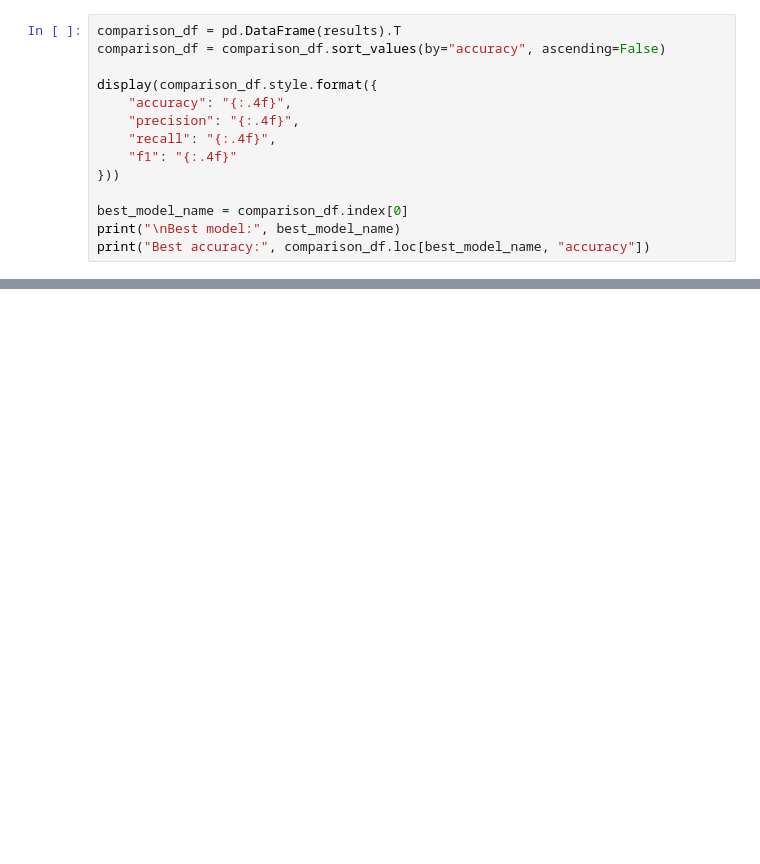
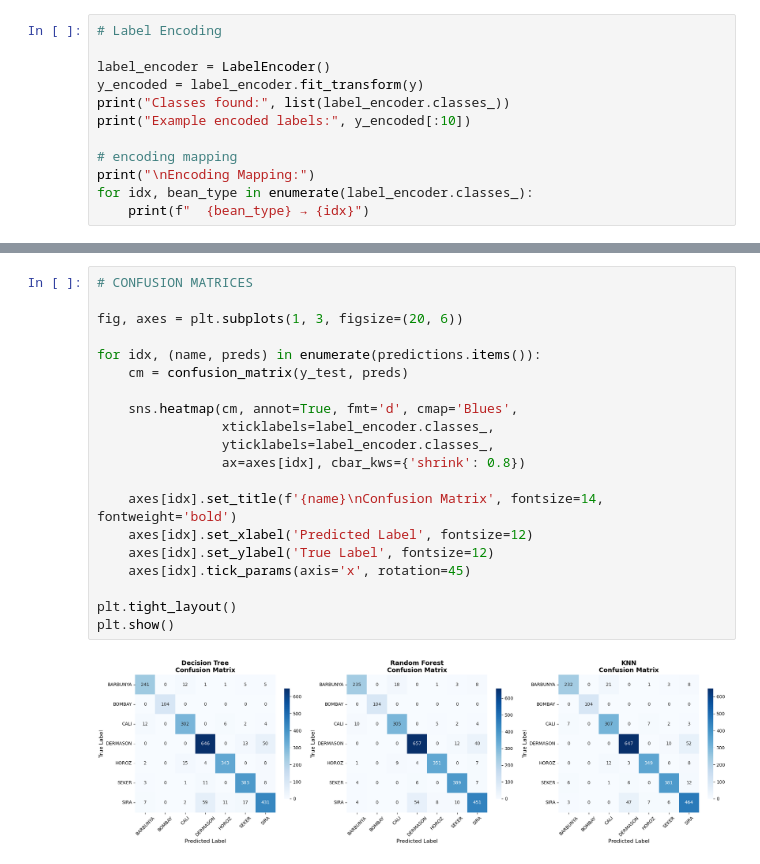
Before and after one commit to Hrita-Dutta/drybeanAI, a Jupyter notebook: 23047503 Hrita Dutta.ipynb, the cells around one changed output, grey strips where cells are left out. Drawn from its saved outputs; the diff is of its cells as text; blank space fills up the shorter version.

```diff
--- a/23047503 Hrita Dutta.ipynb
+++ b/23047503 Hrita Dutta.ipynb
@@ -154,15 +195,13 @@ weighted avg       0.92      0.92      0.92      2723
 # %%
-comparison_df = pd.DataFrame(results).T
-comparison_df = comparison_df.sort_values(by="accuracy", ascending=False)
+# Label Encoding
 
-display(comparison_df.style.format({
-    "accuracy": "{:.4f}",
-    "precision": "{:.4f}",
-    "recall": "{:.4f}",
-    "f1": "{:.4f}"
-}))
+label_encoder = LabelEncoder()
+y_encoded = label_encoder.fit_transform(y)
+print("Classes found:", list(label_encoder.classes_))
+print("Example encoded labels:", y_encoded[:10])
 
-best_model_name = comparison_df.index[0]
-print("\nBest model:", best_model_name)
-print("Best accuracy:", comparison_df.loc[best_model_name, "accuracy"])
+# encoding mapping
+print("\nEncoding Mapping:")
+for idx, bean_type in enumerate(label_encoder.classes_):
+    print(f"  {bean_type} → {idx}")
 # %% [output]
@@ -174,0 +328,22 @@ Best accuracy: 0.9221446933529196
+# %%
+# CONFUSION MATRICES
+
+fig, axes = plt.subplots(1, 3, figsize=(20, 6))
+
+for idx, (name, preds) in enumerate(predictions.items()):
+    cm = confusion_matrix(y_test, preds)
+
+    sns.heatmap(cm, annot=True, fmt='d', cmap='Blues',
+                xticklabels=label_encoder.classes_,
+                yticklabels=label_encoder.classes_,
+                ax=axes[idx], cbar_kws={'shrink': 0.8})
+
+    axes[idx].set_title(f'{name}\nConfusion Matrix', fontsize=14, fontweight='bold')
+    axes[idx].set_xlabel('Predicted Label', fontsize=12)
+    axes[idx].set_ylabel('True Label', fontsize=12)
+    axes[idx].tick_params(axis='x', rotation=45)
+
+plt.tight_layout()
+plt.show()
+# %% [output]
+[figure, added]
```
Also changed, not shown: parts of 19 cells of this notebook.
